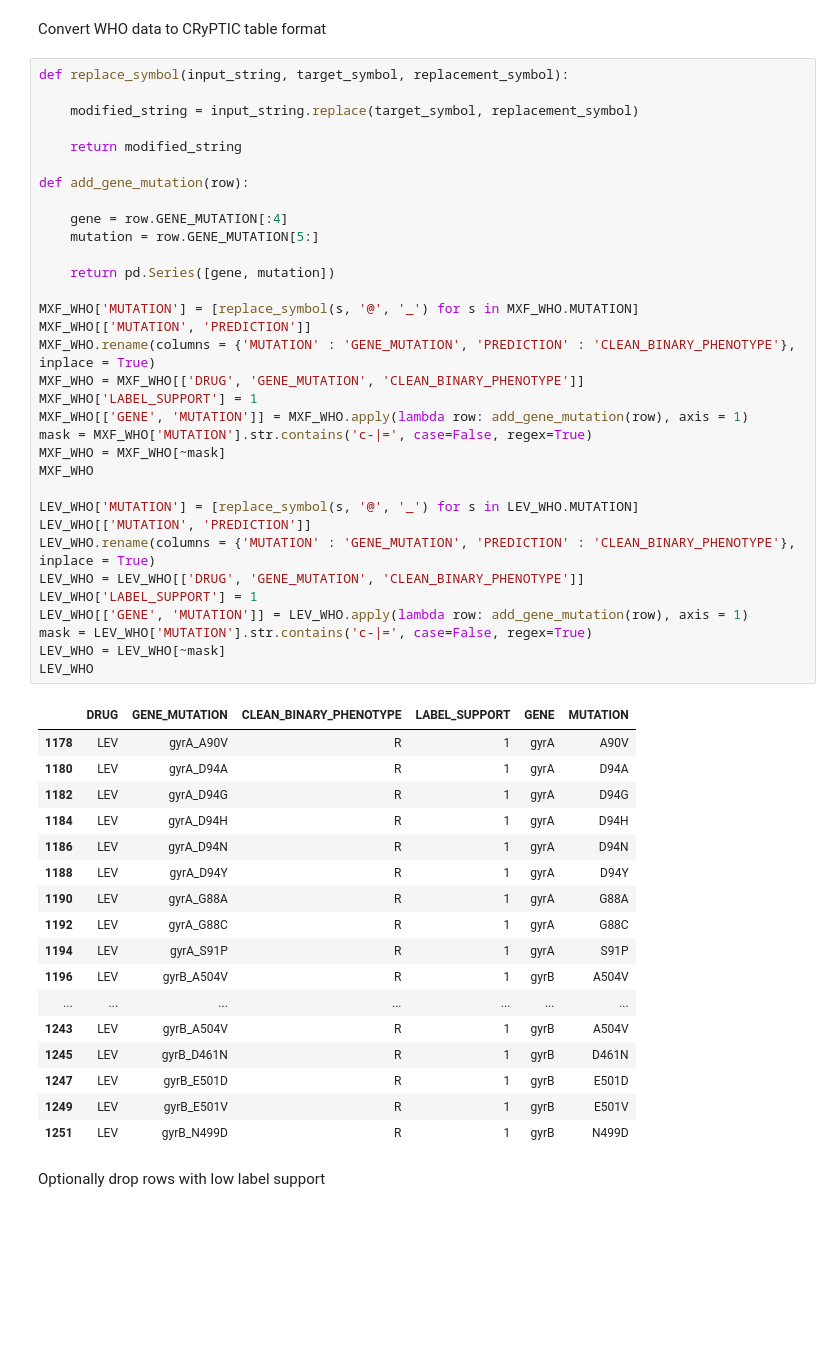
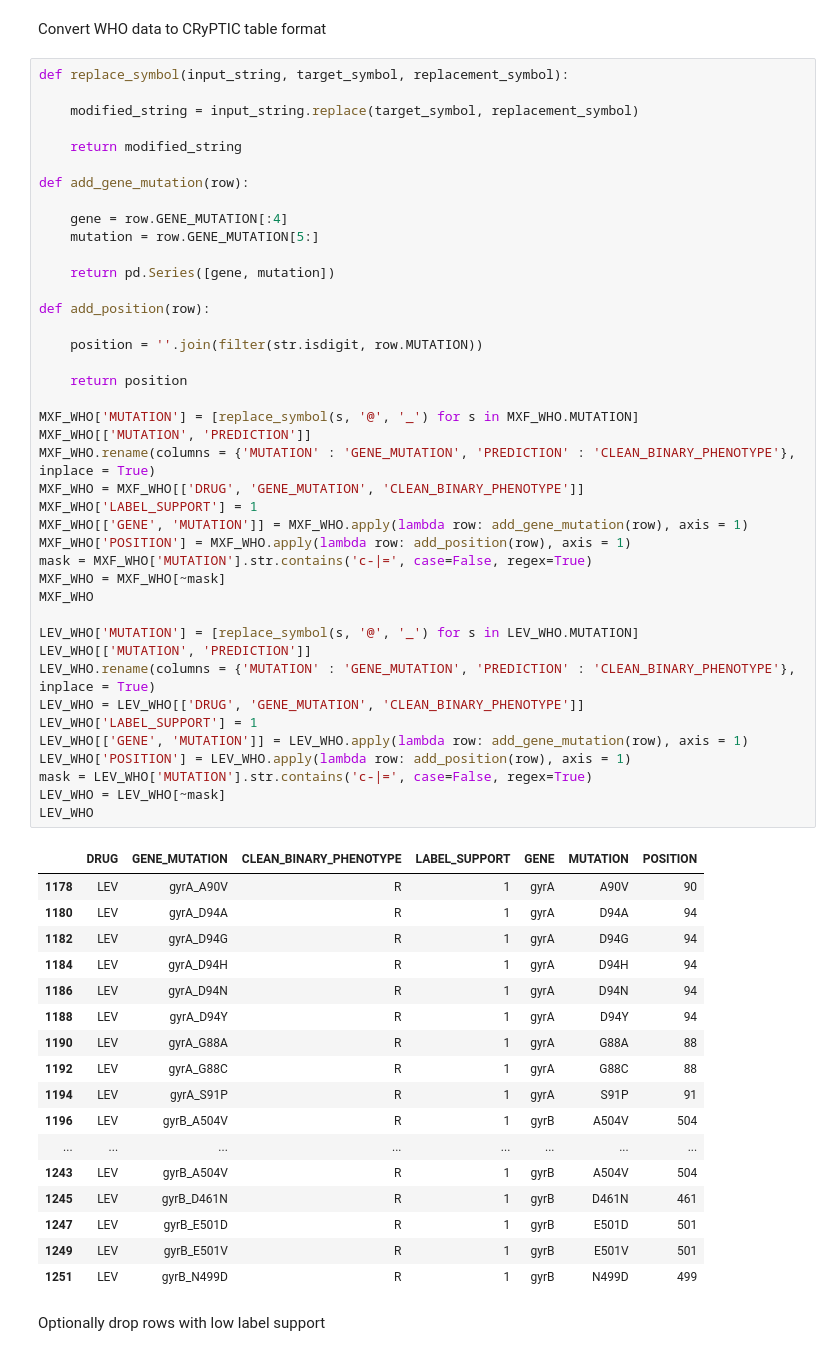
Before and after one commit to viktoria023/thesis-repository, a Jupyter notebook: predict_FQ_resistance/01_Dataset_prep.ipynb, the cells around one changed output. Drawn from its saved outputs; the diff is of its cells as text; blank space fills up the shorter version.

```diff
--- a/predict_FQ_resistance/01_Dataset_prep.ipynb
+++ b/predict_FQ_resistance/01_Dataset_prep.ipynb
@@ -272,50 +272,58 @@ def replace_symbol(input_string, target_symbol, replacement_symbol):
 
     return modified_string
 
 def add_gene_mutation(row):
 
     gene = row.GENE_MUTATION[:4]
     mutation = row.GENE_MUTATION[5:]
 
     return pd.Series([gene, mutation])
 
+def add_position(row):
+
+    position = ''.join(filter(str.isdigit, row.MUTATION))
+
+    return position
+
 MXF_WHO['MUTATION'] = [replace_symbol(s, '@', '_') for s in MXF_WHO.MUTATION]
 MXF_WHO[['MUTATION', 'PREDICTION']]
 MXF_WHO.rename(columns = {'MUTATION' : 'GENE_MUTATION', 'PREDICTION' : 'CLEAN_BINARY_PHENOTYPE'}, inplace = True)
 MXF_WHO = MXF_WHO[['DRUG', 'GENE_MUTATION', 'CLEAN_BINARY_PHENOTYPE']]
 MXF_WHO['LABEL_SUPPORT'] = 1
 MXF_WHO[['GENE', 'MUTATION']] = MXF_WHO.apply(lambda row: add_gene_mutation(row), axis = 1)
+MXF_WHO['POSITION'] = MXF_WHO.apply(lambda row: add_position(row), axis = 1)
 mask = MXF_WHO['MUTATION'].str.contains('c-|=', case=False, regex=True)
 MXF_WHO = MXF_WHO[~mask]
 MXF_WHO
 
 LEV_WHO['MUTATION'] = [replace_symbol(s, '@', '_') for s in LEV_WHO.MUTATION]
 LEV_WHO[['MUTATION', 'PREDICTION']]
 LEV_WHO.rename(columns = {'MUTATION' : 'GENE_MUTATION', 'PREDICTION' : 'CLEAN_BINARY_PHENOTYPE'}, inplace = True)
 LEV_WHO = LEV_WHO[['DRUG', 'GENE_MUTATION', 'CLEAN_BINARY_PHENOTYPE']]
 LEV_WHO['LABEL_SUPPORT'] = 1
 LEV_WHO[['GENE', 'MUTATION']] = LEV_WHO.apply(lambda row: add_gene_mutation(row), axis = 1)
+LEV_WHO['POSITION'] = LEV_WHO.apply(lambda row: add_position(row), axis = 1)
 mask = LEV_WHO['MUTATION'].str.contains('c-|=', case=False, regex=True)
 LEV_WHO = LEV_WHO[~mask]
 LEV_WHO
 # %% [output]
-|  | DRUG | GENE_MUTATION | CLEAN_BINARY_PHENOTYPE | LABEL_SUPPORT | GENE | MUTATION |
-| 1178 | LEV | gyrA_A90V | R | 1 | gyrA | A90V |
-| 1180 | LEV | gyrA_D94A | R | 1 | gyrA | D94A |
-| 1182 | LEV | gyrA_D94G | R | 1 | gyrA | D94G |
-| 1184 | LEV | gyrA_D94H | R | 1 | gyrA | D94H |
-| 1186 | LEV | gyrA_D94N | R | 1 | gyrA | D94N |
-| 1188 | LEV | gyrA_D94Y | R | 1 | gyrA | D94Y |
-| 1190 | LEV | gyrA_G88A | R | 1 | gyrA | G88A |
-| 1192 | LEV | gyrA_G88C | R | 1 | gyrA | G88C |
-| 1194 | LEV | gyrA_S91P | R | 1 | gyrA | S91P |
-| 1196 | LEV | gyrB_A504V | R | 1 | gyrB | A504V |
-| ... | ... | ... | ... | ... | ... | ... |
-| 1243 | LEV | gyrB_A504V | R | 1 | gyrB | A504V |
-| 1245 | LEV | gyrB_D461N | R | 1 | gyrB | D461N |
-| 1247 | LEV | gyrB_E501D | R | 1 | gyrB | E501D |
-| 1249 | LEV | gyrB_E501V | R | 1 | gyrB | E501V |
-| 1251 | LEV | gyrB_N499D | R | 1 | gyrB | N499D |
+|  | DRUG | GENE_MUTATION | CLEAN_BINARY_PHENOTYPE | LABEL_SUPPORT | GENE | MUTATION | POSITION |
+| 1178 | LEV | gyrA_A90V | R | 1 | gyrA | A90V | 90 |
+| 1180 | LEV | gyrA_D94A | R | 1 | gyrA | D94A | 94 |
+| 1182 | LEV | gyrA_D94G | R | 1 | gyrA | D94G | 94 |
+| 1184 | LEV | gyrA_D94H | R | 1 | gyrA | D94H | 94 |
+| 1186 | LEV | gyrA_D94N | R | 1 | gyrA | D94N | 94 |
+| 1188 | LEV | gyrA_D94Y | R | 1 | gyrA | D94Y | 94 |
+| 1190 | LEV | gyrA_G88A | R | 1 | gyrA | G88A | 88 |
+| 1192 | LEV | gyrA_G88C | R | 1 | gyrA | G88C | 88 |
+| 1194 | LEV | gyrA_S91P | R | 1 | gyrA | S91P | 91 |
+| 1196 | LEV | gyrB_A504V | R | 1 | gyrB | A504V | 504 |
+| ... | ... | ... | ... | ... | ... | ... | ... |
+| 1243 | LEV | gyrB_A504V | R | 1 | gyrB | A504V | 504 |
+| 1245 | LEV | gyrB_D461N | R | 1 | gyrB | D461N | 461 |
+| 1247 | LEV | gyrB_E501D | R | 1 | gyrB | E501D | 501 |
+| 1249 | LEV | gyrB_E501V | R | 1 | gyrB | E501V | 501 |
+| 1251 | LEV | gyrB_N499D | R | 1 | gyrB | N499D | 499 |
 # %% [markdown]
 Optionally drop rows with low label support
 # %%
```
Also changed, not shown: parts of 8 cells of this notebook.
